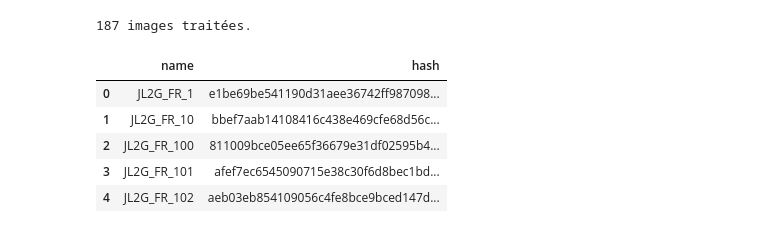
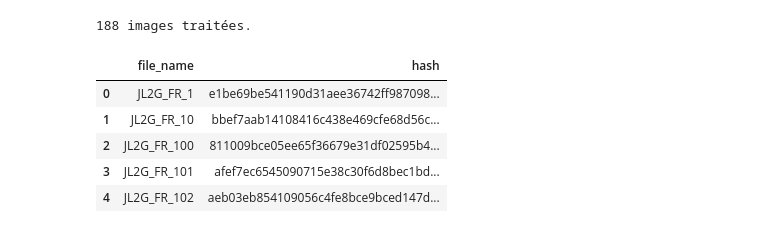
Before and after one commit to nazimboudeffa/card-scanner-fr-python, a Jupyter notebook: main.ipynb, the cells around one changed output. Drawn from its saved outputs; the diff is of its cells as text; code cells hidden in the pictures.

```diff
--- a/main.ipynb
+++ b/main.ipynb
@@ -52,27 +52,27 @@ for fn in tqdm(files, desc="Calcul des hashes"):
         img = Image.open(path).convert("RGB")
         img = img.resize((400, int(400 * img.height / img.width)))
         h = compute_hash(img, HASH_TYPE, HASH_SIZE)
-        name = os.path.splitext(fn)[0]
-        records.append((name, h))
+        file_name = os.path.splitext(fn)[0]
+        records.append((file_name, h))
     except Exception as e:
         print(f"Erreur {fn}:", e)
 
 print(f"{len(records)} images traitées.")
 # %% [output]
-187 images traitées.
+188 images traitées.
 # %%
 # --- 4. Sauvegarde dans DB & DataFrame ---
 con = sqlite3.connect(DB_PATH)
 cur = con.cursor()
-for name, h in records:
-    cur.execute("INSERT INTO cards (name, hash) VALUES (?, ?)", (name, h))
+for file_name, h in records:
+    cur.execute("INSERT INTO cards (file_name, hash) VALUES (?, ?)", (file_name, h))
 con.commit()
 con.close()
 
-df = pd.DataFrame(records, columns=["name", "hash"])
+df = pd.DataFrame(records, columns=["file_name", "hash"])
 df.head()
 # %% [output]
-|  | name | hash |
+|  | file_name | hash |
 | 0 | JL2G_FR_1 | e1be69be541190d31aee36742ff987098... |
 | 1 | JL2G_FR_10 | bbef7aab14108416c438e469cfe68d56c... |
 | 2 | JL2G_FR_100 | 811009bce05ee65f36679e31df02595b4... |
```
Also changed, not shown: parts of 3 cells of this notebook, 4 other files.
